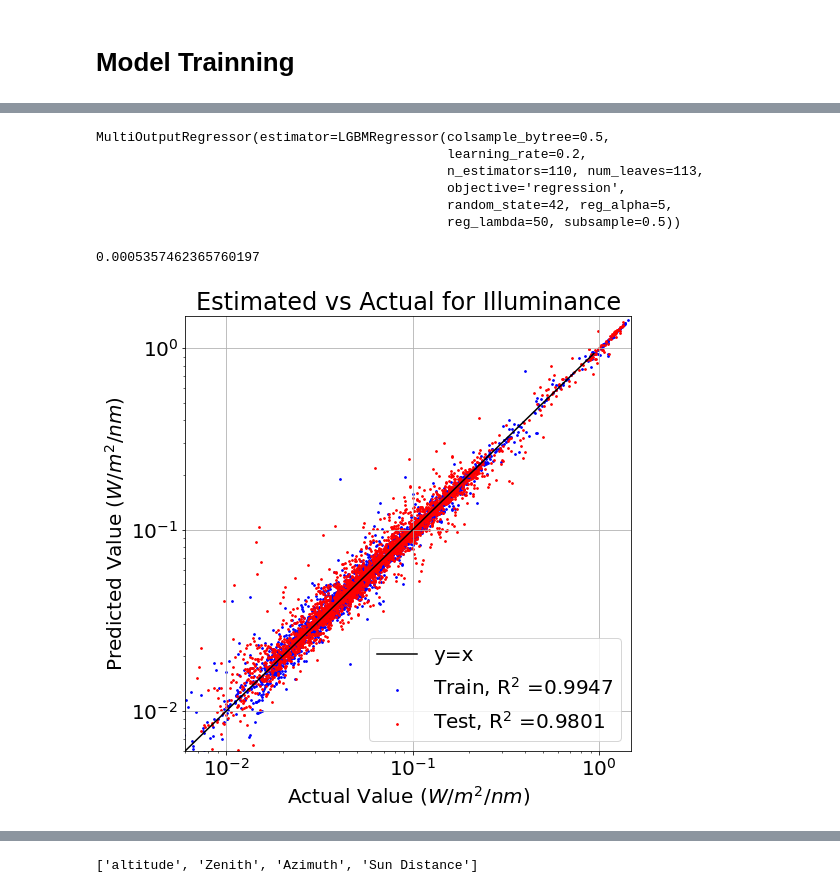
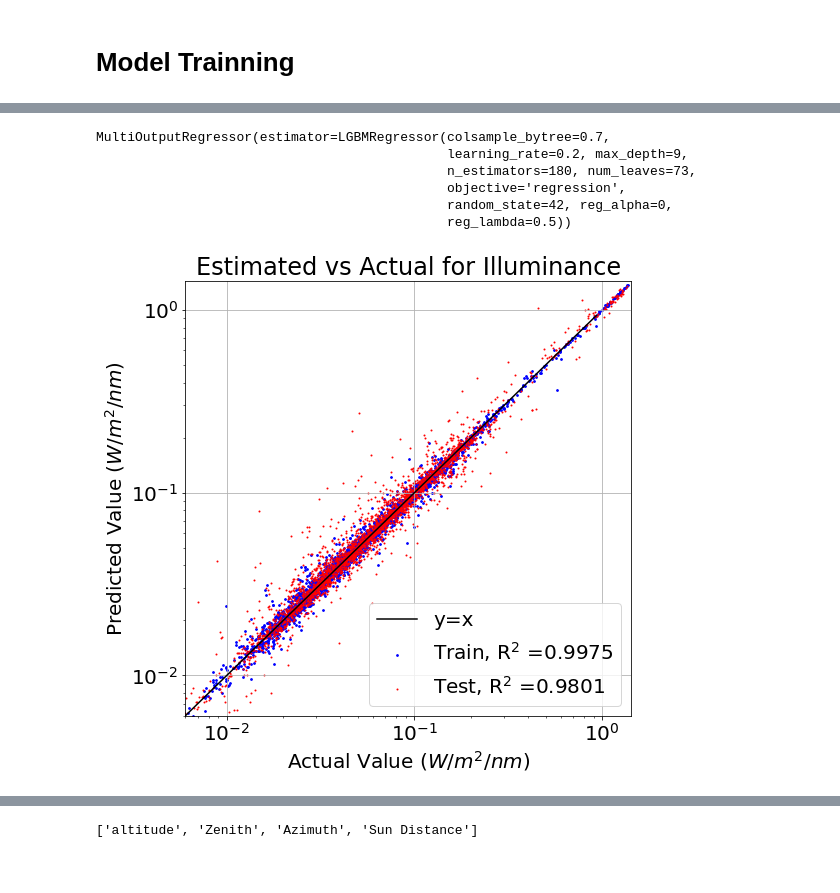
Before and after one commit to yichigo/Neighborhood-Scale-Solar-Irradiance-Estimation, a Jupyter notebook: model_spatial.ipynb, the cells around one changed output, grey strips where cells are left out. Cells and saved outputs as stored; diff of their text form; code cells hidden in the pictures.

```diff
--- a/model_spatial.ipynb
+++ b/model_spatial.ipynb
@@ -175,7 +191,7 @@ num_features
 # %%
 # PCA to the scaled output
 
-n_components = 3
+n_components = 5
 
 DR = 'PCA'
 pca = PCA(n_components=n_components, random_state = RANDOM_STATE)
@@ -288,17 +323,17 @@ rs_cv.best_params_
 # }
 
 param = {
-'subsample': 0.5,
+'subsample': 1.0,
 'silent': True,
-'reg_lambda': 50,
-'reg_alpha': 5,
+'reg_lambda': 0.5,
+'reg_alpha': 0,
 'random_state': 42,
 'objective': 'regression',
-'num_leaves': 113,
-'n_estimators': 110,
-'max_depth': -1,
+'num_leaves': 73,
+'n_estimators': 180,
+'max_depth': 9,
 'learning_rate': 0.2,
-'colsample_bytree': 0.5
+'colsample_bytree': 0.7
 }
 
 # structure   = '_' + DR + str(n_components) \
@@ -326,17 +361,12 @@ warnings.filterwarnings("ignore")
 # model.fit(X_train_scaled_DR_scaled, Y_train_scaled)#, **fit_params)
 model.fit(X_train, Y_train_scaled_DR)#, **fit_params)
 # %% [output]
-MultiOutputRegressor(estimator=LGBMRegressor(colsample_bytree=0.5,
-                                             learning_rate=0.2,
-                                             n_estimators=110, num_leaves=113,
+MultiOutputRegressor(estimator=LGBMRegressor(colsample_bytree=0.7,
+                                             learning_rate=0.2, max_depth=9,
+                                             n_estimators=180, num_leaves=73,
                                              objective='regression',
-                                             random_state=42, reg_alpha=5,
-                                             reg_lambda=50, subsample=0.5))
+                                             random_state=42, reg_alpha=0,
+                                             reg_lambda=0.5))
-# %%
-from sklearn.metrics import mean_squared_error
-mean_squared_error(Y_test, Y_test_pred)
-# %% [output]
-0.0005357462365760197
 # %%
 from sklearn.metrics import r2_score
 
@@ -359,35 +389,35 @@ Y_min = 0 # np.min(Y_train_flatten)
 Y_max = np.mean(Y_train_flatten) + 5*np.std(Y_train_flatten)
 
 y_line = np.linspace(Y_min,Y_max,100)
 
 plt.rcParams["figure.figsize"] = (8, 8) # (w, h)
 plt.rcParams.update({'font.size': 20})
 fig, ax = plt.subplots()
 plt.plot(y_line,y_line, '-k', label='y=x')
 
 id_train = np.random.choice(len(Y_train_flatten), 3000, replace = False)
 plt.scatter(Y_train_flatten[id_train], Y_train_pred_flatten[id_train], s=3, c = 'blue',label = 'Train, R$^{2}$ ='+str(train_score)[:6])
 
 id_test = np.random.choice(len(Y_test_flatten), 3000, replace = False)
-plt.scatter(Y_test_flatten[id_test], Y_test_pred_flatten[id_test], s=3, c = 'red', label = 'Test, R$^{2}$ ='+str(test_score)[:6])
+plt.scatter(Y_test_flatten[id_test], Y_test_pred_flatten[id_test], s=1, c = 'red', label = 'Test, R$^{2}$ ='+str(test_score)[:6])
 
 plt.xlim(6E-3, )
 plt.ylim(6E-3, )
 
 ax.set_title('Estimated vs Actual for Illuminance')# Spectrum')
 ax.set_xlabel('Actual Value $(W/m^2/nm)$')
 ax.set_ylabel('Predicted Value $(W/m^2/nm)$')
 plt.xscale('log')
 plt.yscale('log')
 plt.legend( loc='lower right')
 plt.grid()
 # plt.tight_layout()
 
 if not os.path.exists(dir_out + 'Illuminance'):
     os.mkdir(dir_out + 'Illuminance')
 # plt.savefig(dir_out + 'Illuminance' +'/Lightgbm_performance_whole'+structure+'.png')
 # %% [output]
-[figure, old version]
+[figure, new version]
 # %%
 Y_train_flatten_sorted = np.sort(Y_train_flatten)
 Y_train_pred_flatten_sorted = np.sort(Y_train_pred_flatten)
```
Also changed, not shown: parts of 20 cells of this notebook, 1 other file.
